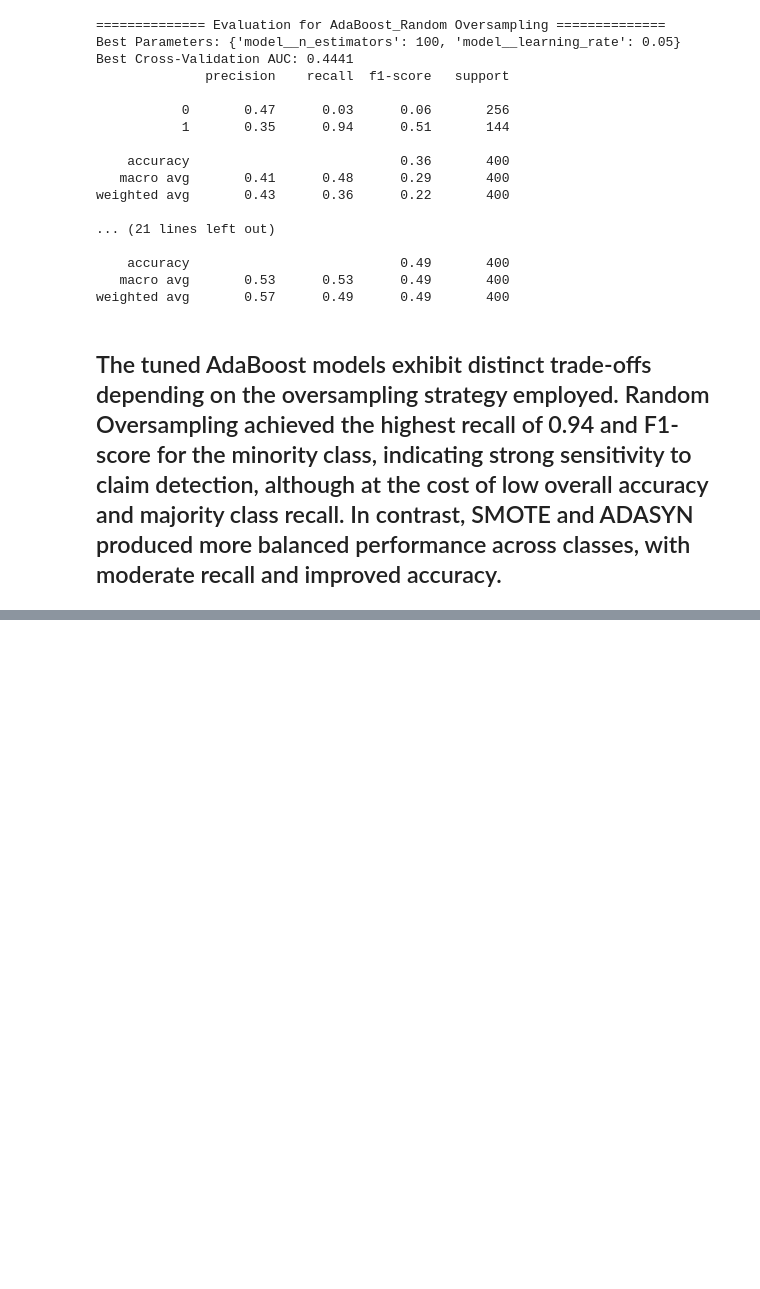
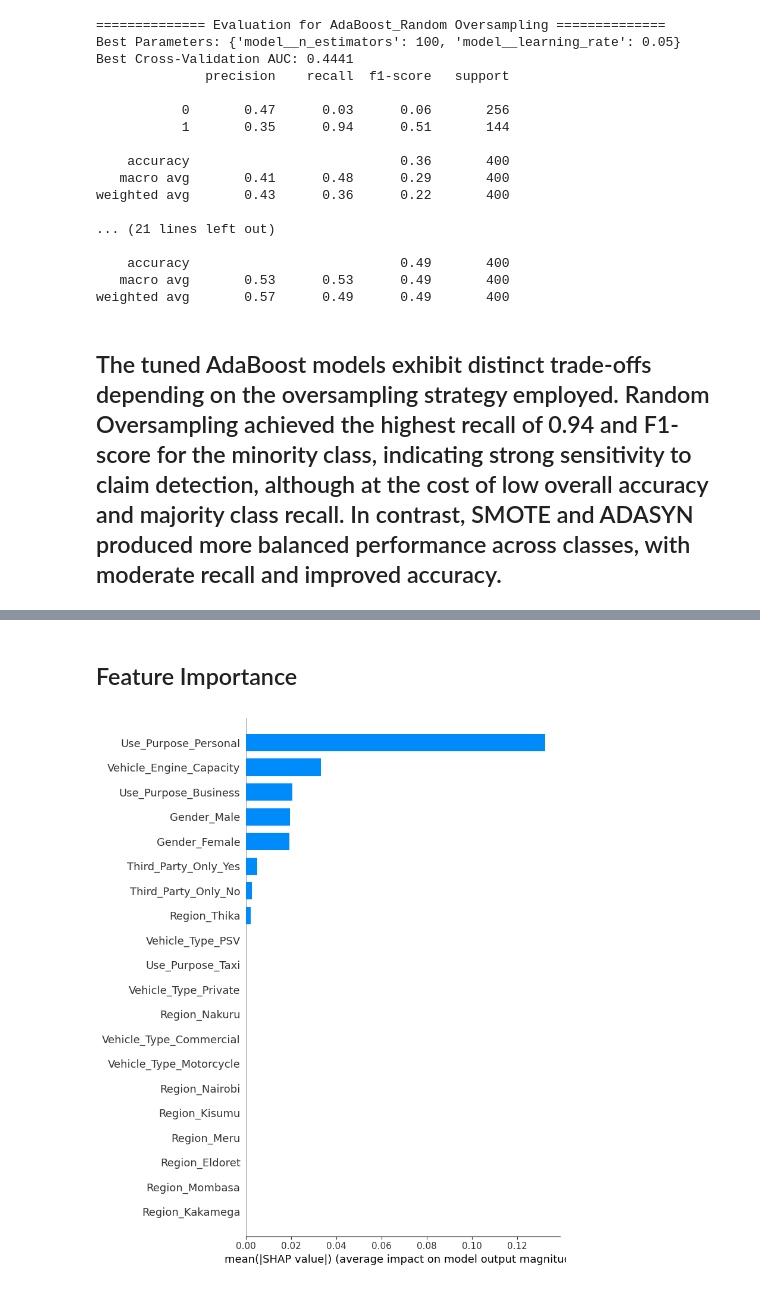
Before and after one commit to Renzie74/motor-claims-model, a Jupyter notebook: Motor_Claims_Modelling.ipynb, the cells around one changed output, grey strips where cells are left out. Drawn from its saved outputs; the diff is of its cells as text; code cells hidden in the pictures; blank space fills up the shorter version.

```diff
--- a/Motor_Claims_Modelling.ipynb
+++ b/Motor_Claims_Modelling.ipynb
@@ -680,0 +682,17 @@ final_results_df.sort_values(
+# %% [markdown]
+## Feature Importance
+# %%
+## Defining SHAP explainer
+explainer = shap.Explainer(best_model.predict_proba, X_train)
+# %%
+## Fitting Shap explainer on the X-test
+shap_values = explainer.shap_values(X_test)
+# %%
+## Plotting feature importance
+shap.summary_plot(
+    shap_values[:, :, 1],
+    X_test,
+    plot_type="bar"
+)
+# %% [output]
+[figure, added]
```
Also changed, not shown: parts of 5 cells of this notebook.
